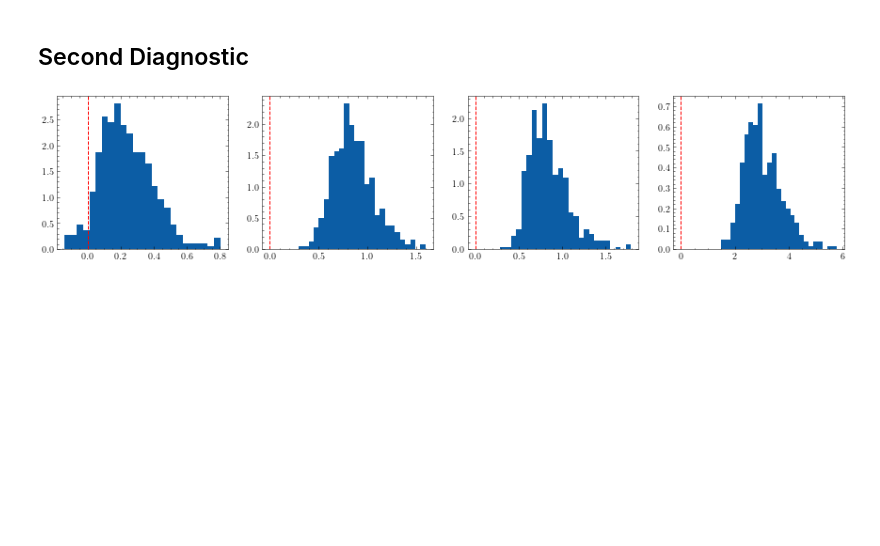
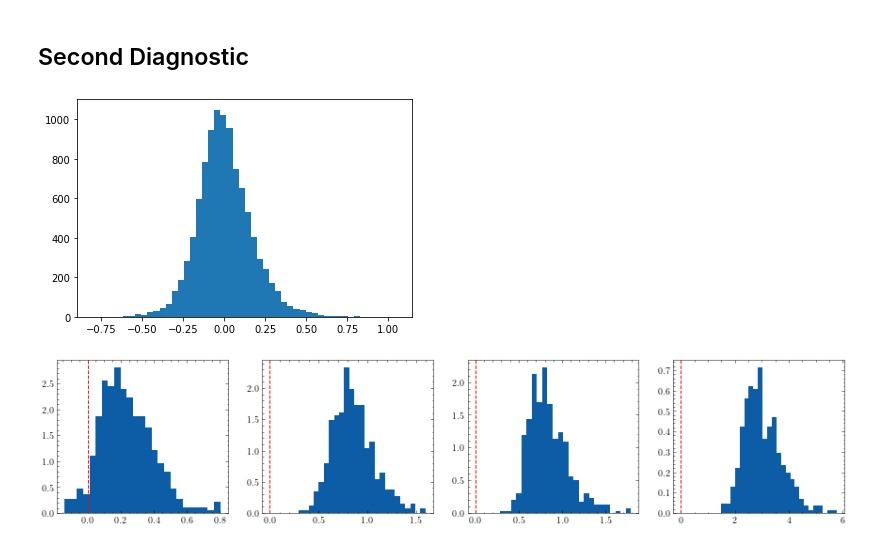
Before and after one commit to lucasmoschen/bivariate-beta, a Jupyter notebook: notebooks/images_paper.ipynb, the cells around one changed output. Cells and saved outputs as stored; diff of their text form; code cells hidden in the pictures; blank space fills up the shorter version.

Commit message:
some ezxperiments about qq plot

```diff
--- a/notebooks/images_paper.ipynb
+++ b/notebooks/images_paper.ipynb
@@ -13,6 +13,7 @@ import sys
 import numpy as np
 from scipy.stats import kurtosis, norm
 from scipy.special import logsumexp
+from scipy.optimize import linear_sum_assignment
 from tqdm import tqdm, trange
 import matplotlib.patches as mpatches
 import matplotlib.pyplot as plt
@@ -22,8 +23,7 @@ sys.path.append('../scripts/python')
 from parameter_estimation import BivariateBeta
 from experiments import starting_experiment, starting_experiment_2
 
-#plt.style.use('ggplot')
-#plt.style.use('science')
+plt.style.use('science')
 # %% [markdown]
 ## Plotting the bivariate pdf
 
@@ -540,6 +540,32 @@ plt.show()
 [figure]
 # %% [markdown]
 ## Second Diagnostic
+# %%
+rng = np.random.default_rng(671289)
+true_alpha = np.array([1e-5,0.5,2.5,20.0])
+n = 50
+
+k = []
+l = []
+
+for i in range(10000):
+
+    U = rng.dirichlet(true_alpha, size=n)
+    X = U[:,0] + U[:,1]
+    Y = U[:,0] + U[:,2]
+
+    m1 = np.mean(X)
+    m2 = np.mean(Y)
+    v1 = np.var(X, ddof=1)
+    rho = np.corrcoef(X, Y)[0,1]
+    alpha_hat = BivariateBeta()._system_solution(m1, m2, v1, rho)
+
+    l.append(alpha_hat[0])
+# %%
+plt.hist(l, bins=50)
+plt.show()
+# %% [output]
+[figure, added]
 # %%
 rng = np.random.default_rng(671289)
 
```
Also changed, not shown: parts of 7 cells of this notebook.
